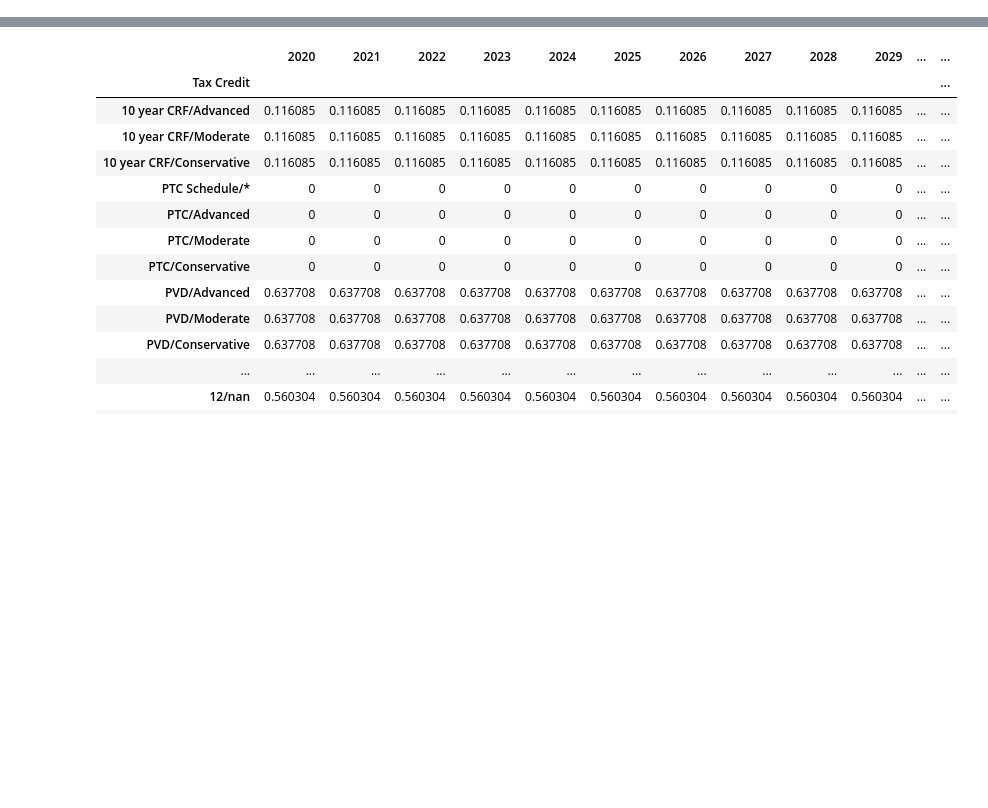
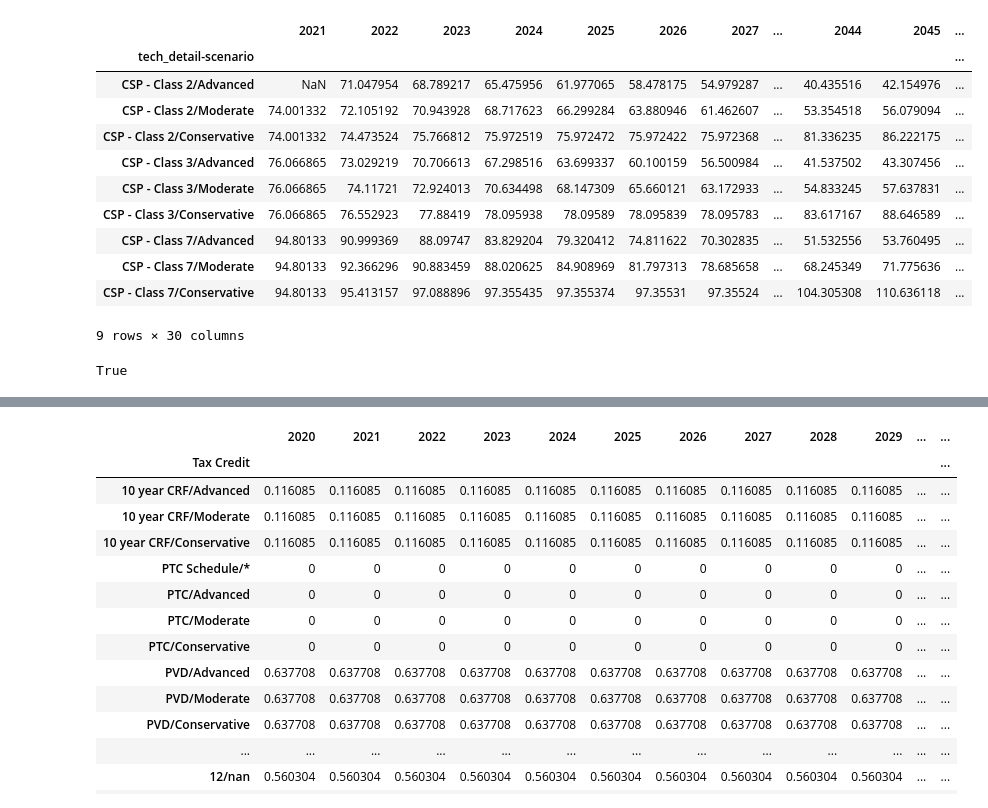
Before and after one commit to NREL/ATB-calc, a Jupyter notebook: lcoe_calculator/Test Tech processors.ipynb, the cells around one changed output, grey strips where cells are left out. Saved outputs shown, nothing was run; the diff lists cells and outputs as text; code cells hidden in the pictures; blank space fills up the shorter version.

```diff
--- a/lcoe_calculator/Test Tech processors.ipynb
+++ b/lcoe_calculator/Test Tech processors.ipynb
@@ -86,0 +92,25 @@ x
+# %%
+s = proc.ss_lcoe
+s.iloc[0,0] = np.nan
+s
+# %% [output]
+|  | 2021 | 2022 | 2023 | 2024 | 2025 | 2026 | 2027 | ... | 2044 | 2045 | ... |
+| tech_detail-scenario |  |  |  |  |  |  |  |  |  |  | ... |
+| CSP - Class 2/Advanced | NaN | 71.047954 | 68.789217 | 65.475956 | 61.977065 | 58.478175 | 54.979287 | ... | 40.435516 | 42.154976 | ... |
+| CSP - Class 2/Moderate | 74.001332 | 72.105192 | 70.943928 | 68.717623 | 66.299284 | 63.880946 | 61.462607 | ... | 53.354518 | 56.079094 | ... |
+| CSP - Class 2/Conservative | 74.001332 | 74.473524 | 75.766812 | 75.972519 | 75.972472 | 75.972422 | 75.972368 | ... | 81.336235 | 86.222175 | ... |
+| CSP - Class 3/Advanced | 76.066865 | 73.029219 | 70.706613 | 67.298516 | 63.699337 | 60.100159 | 56.500984 | ... | 41.537502 | 43.307456 | ... |
+| CSP - Class 3/Moderate | 76.066865 | 74.11721 | 72.924013 | 70.634498 | 68.147309 | 65.660121 | 63.172933 | ... | 54.833245 | 57.637831 | ... |
+| CSP - Class 3/Conservative | 76.066865 | 76.552923 | 77.88419 | 78.095938 | 78.09589 | 78.095839 | 78.095783 | ... | 83.617167 | 88.646589 | ... |
+| CSP - Class 7/Advanced | 94.80133 | 90.999369 | 88.09747 | 83.829204 | 79.320412 | 74.811622 | 70.302835 | ... | 51.532556 | 53.760495 | ... |
+| CSP - Class 7/Moderate | 94.80133 | 92.366296 | 90.883459 | 88.020625 | 84.908969 | 81.797313 | 78.685658 | ... | 68.245349 | 71.775636 | ... |
+| CSP - Class 7/Conservative | 94.80133 | 95.413157 | 97.088896 | 97.355435 | 97.355374 | 97.35531 | 97.35524 | ... | 104.305308 | 110.636118 | ... |
+9 rows × 30 columns
+# %%
+proc.ss_lcoe.compare(proc.df_lcoe)
+proc.ss_lcoe
+
+import numpy as np
+np.isclose(np.array(proc.df_lcoe.values, dtype=float), np.array(proc.ss_lcoe.values, dtype=float)).all()
+# %% [output]
+True
```
Also changed, not shown: parts of 8 cells of this notebook, 3 other files.
